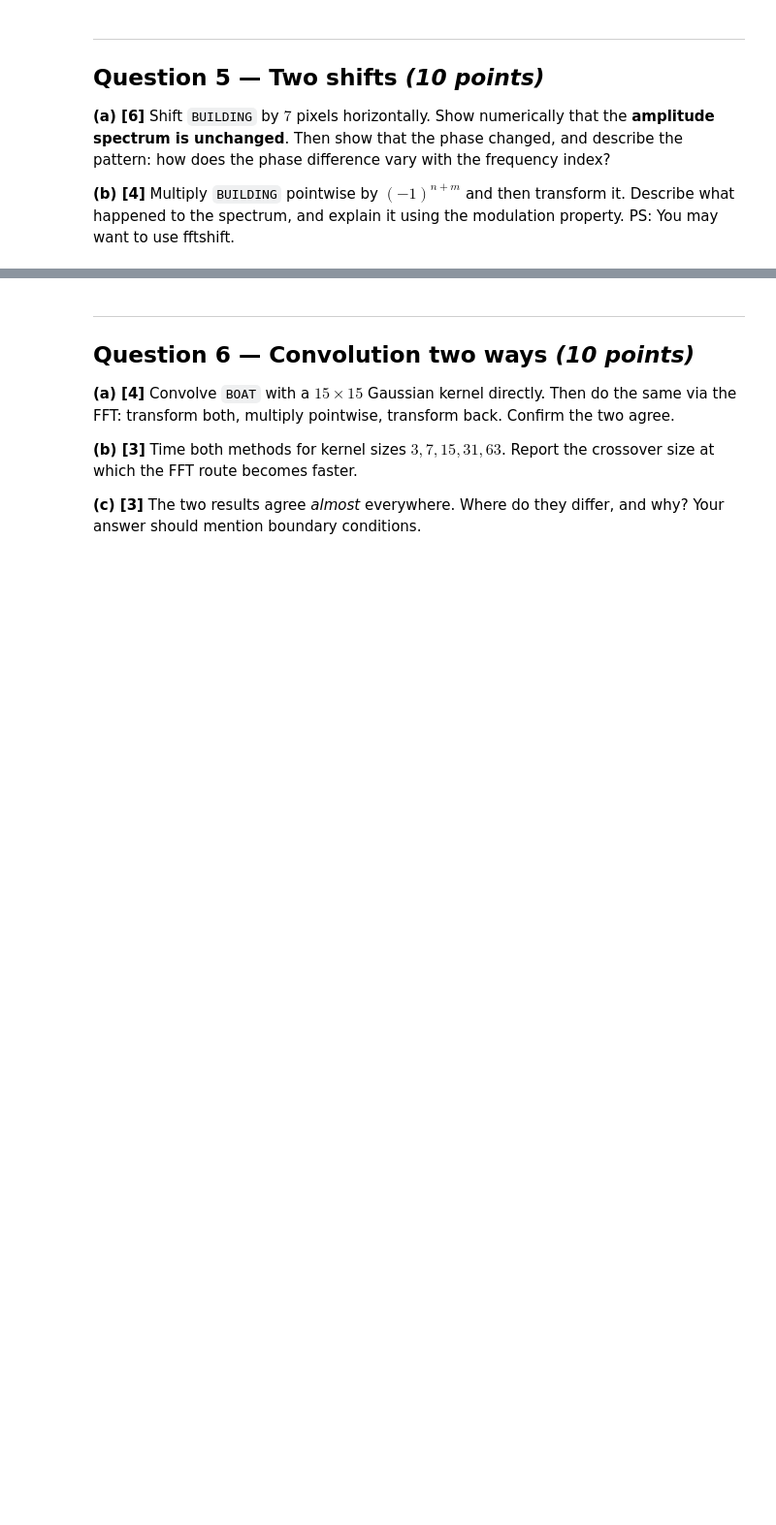
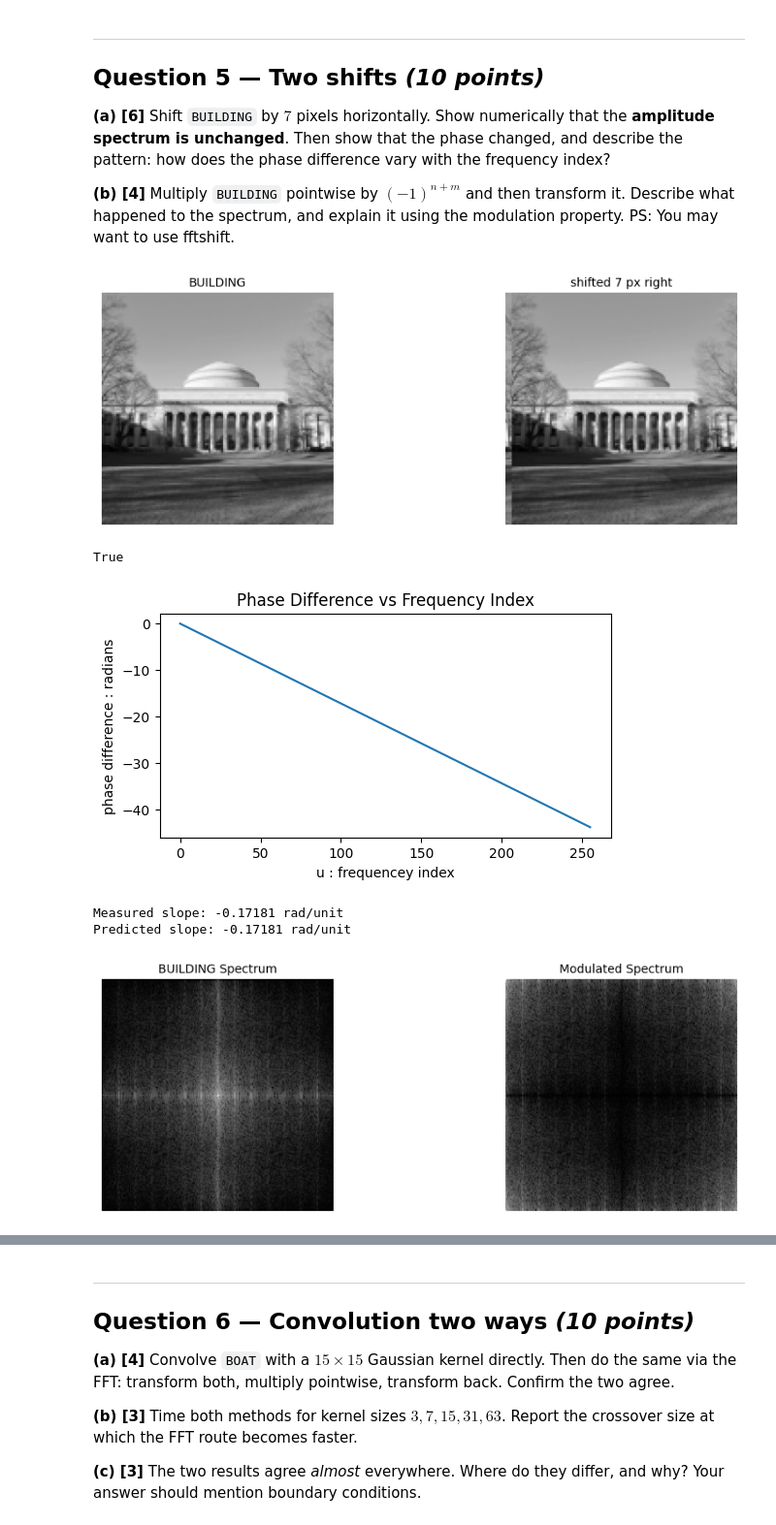
Before and after one commit to munozsophia/computer-vision-munozsa, a Jupyter notebook: assignments/assignment1/fourier_assignment.ipynb, the cells around one changed output, grey strips where cells are left out. Shown at 97% size. Drawn from its saved outputs; the diff is of its cells as text; code cells hidden in the pictures; blank space fills up the shorter version.

```diff
--- a/assignments/assignment1/fourier_assignment.ipynb
+++ b/assignments/assignment1/fourier_assignment.ipynb
@@ -253,12 +363,54 @@ PS: You may want to use fftshift.
 # %%
 shifted = np.roll(BUILDING, 7, axis=1)
 show(BUILDING, "BUILDING", shifted, "shifted 7 px right")
 
 # YOUR CODE (a): compare the two amplitude spectra, then look at the phase
 # difference as a function of frequency index. np.angle and np.unwrap help.
 
+# computed spectra for orignal image and shifted image
+L_original = fft2(BUILDING)
+L_shifted = fft2(shifted)
+
+# compared amplitudes
+amplitude_original = np.abs(L_original)
+amplitude_shifted = np.abs(L_shifted)
+print(np.allclose(amplitude_original, amplitude_shifted))
+
+# get phase angles and unwrap
+phase_original = np.angle(L_original)
+phase_shifted = np.angle(L_shifted)
+phase_difference = np.unwrap(phase_shifted - phase_original, axis=1)
+
+plt.figure(figsize=(6,3))
+plt.plot(phase_difference[0])
+plt.title("Phase Difference vs Frequency Index")
+plt.xlabel("u : frequencey index")
+plt.ylabel("phase difference : radians")
+plt.show()
+
+u_values = np.arange(len(phase_difference[0]))
+slope, intercept = np.polyfit(u_values, phase_difference[0], 1)
+
+print(f"Measured slope: {slope:.5f} rad/unit")
+print(f"Predicted slope: {-2*np.pi*7/256:.5f} rad/unit") # Equation 16.7
+
 # YOUR CODE (b): build the (-1)^(n+m) checkerboard and multiply.
-# n, m = np.meshgrid(np.arange(256), np.arange(256), indexing="ij")
+n, m = np.meshgrid(np.arange(256), np.arange(256), indexing="ij")
+checkerboard = (-1)**(n+m)
+
+modulated = BUILDING * checkerboard
+
+L_original = fftshift(fft2(BUILDING))
+L_modulated = fftshift(fft2(modulated))
+
+show(spectrum(BUILDING), "BUILDING Spectrum", spectrum(modulated), "Modulated Spectrum")
+# %% [output]
+[figure, added]
+True
+[figure, added]
+Measured slope: -0.17181 rad/unit
+Predicted slope: -0.17181 rad/unit
+[figure, added]
 # %% [markdown]
 ### Your answer
 
```
Also changed, not shown: parts of 10 cells of this notebook, 1 other file.
